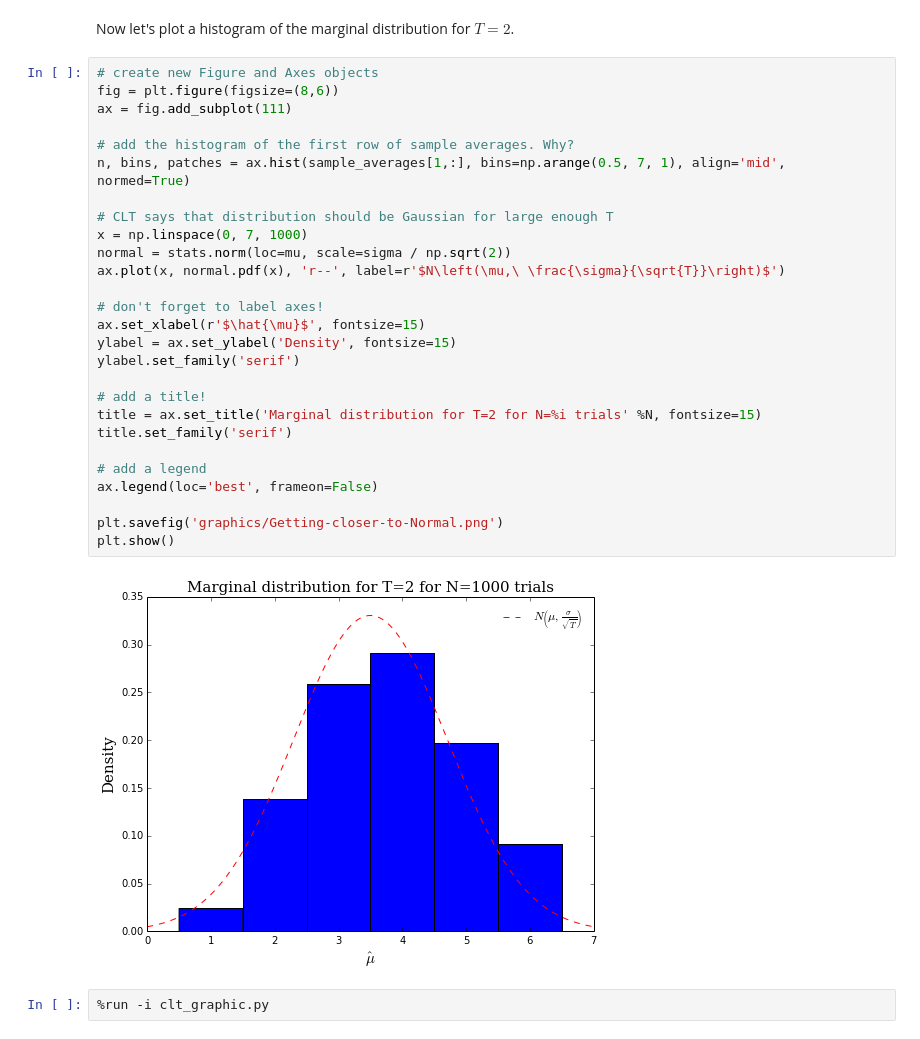
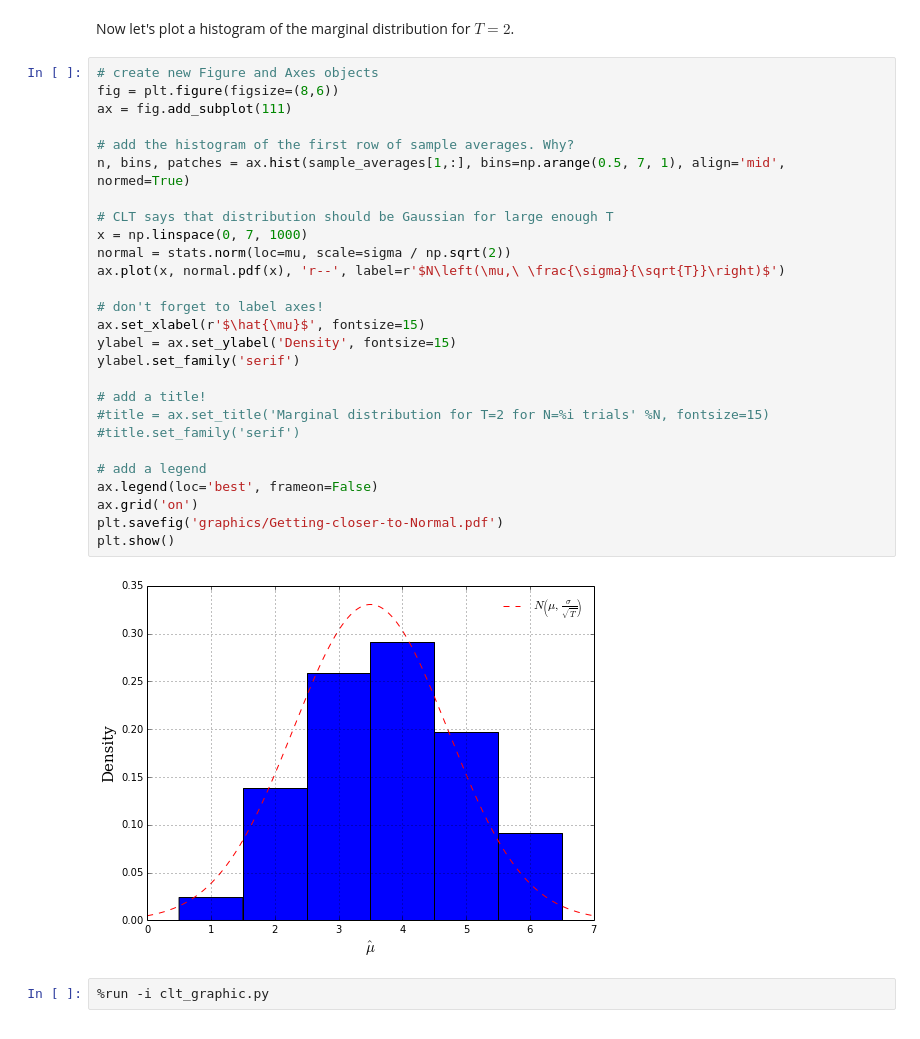
Before and after one commit to davidrpugh/numerical-methods, a Jupyter notebook: labs/introduction/Introduction to Statistics.ipynb, the cells around one changed output. Cells and saved outputs as stored; diff of their text form.

```diff
--- a/labs/introduction/Introduction to Statistics.ipynb
+++ b/labs/introduction/Introduction to Statistics.ipynb
@@ -852,32 +861,32 @@ Now let's plot a histogram of the marginal distribution for $T=2$.
 # %%
 # create new Figure and Axes objects
 fig = plt.figure(figsize=(8,6))
 ax = fig.add_subplot(111)
 
 # add the histogram of the first row of sample averages. Why?
 n, bins, patches = ax.hist(sample_averages[1,:], bins=np.arange(0.5, 7, 1), align='mid', normed=True)
 
 # CLT says that distribution should be Gaussian for large enough T
 x = np.linspace(0, 7, 1000)
 normal = stats.norm(loc=mu, scale=sigma / np.sqrt(2))
 ax.plot(x, normal.pdf(x), 'r--', label=r'$N\left(\mu,\ \frac{\sigma}{\sqrt{T}}\right)$')
 
 # don't forget to label axes!
 ax.set_xlabel(r'$\hat{\mu}$', fontsize=15)
 ylabel = ax.set_ylabel('Density', fontsize=15)
 ylabel.set_family('serif')
 
 # add a title!
-title = ax.set_title('Marginal distribution for T=2 for N=%i trials' %N, fontsize=15)
-title.set_family('serif')
+#title = ax.set_title('Marginal distribution for T=2 for N=%i trials' %N, fontsize=15)
+#title.set_family('serif')
 
 # add a legend
 ax.legend(loc='best', frameon=False)
-
-plt.savefig('graphics/Getting-closer-to-Normal.png')
+ax.grid('on')
+plt.savefig('graphics/Getting-closer-to-Normal.pdf')
 plt.show()
 # %% [output]
-[figure, old version]
+[figure, new version]
 # %%
 %run -i clt_graphic.py
 # %% [output]
```
Also changed, not shown: parts of 21 cells of this notebook, 17 other files.
